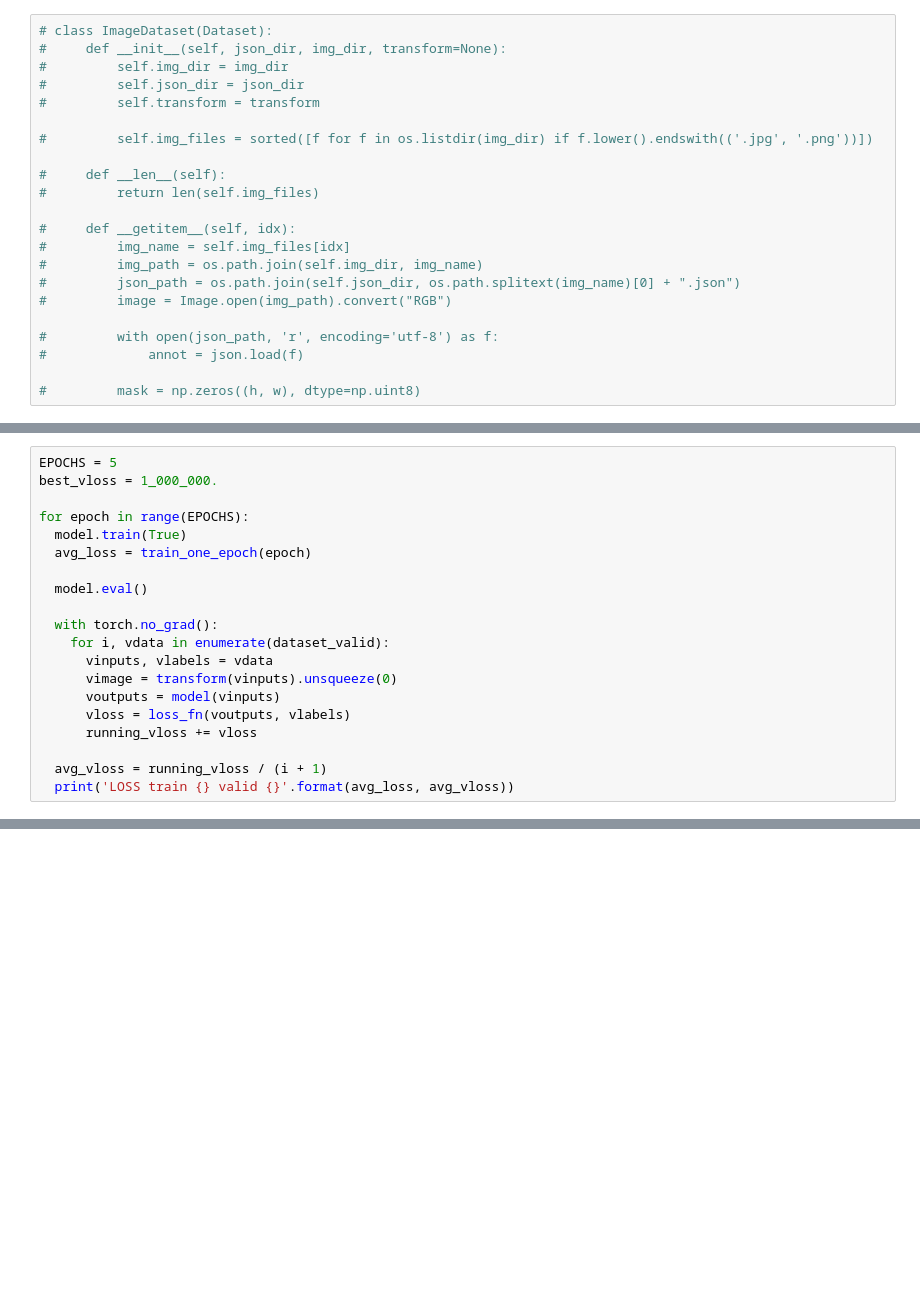
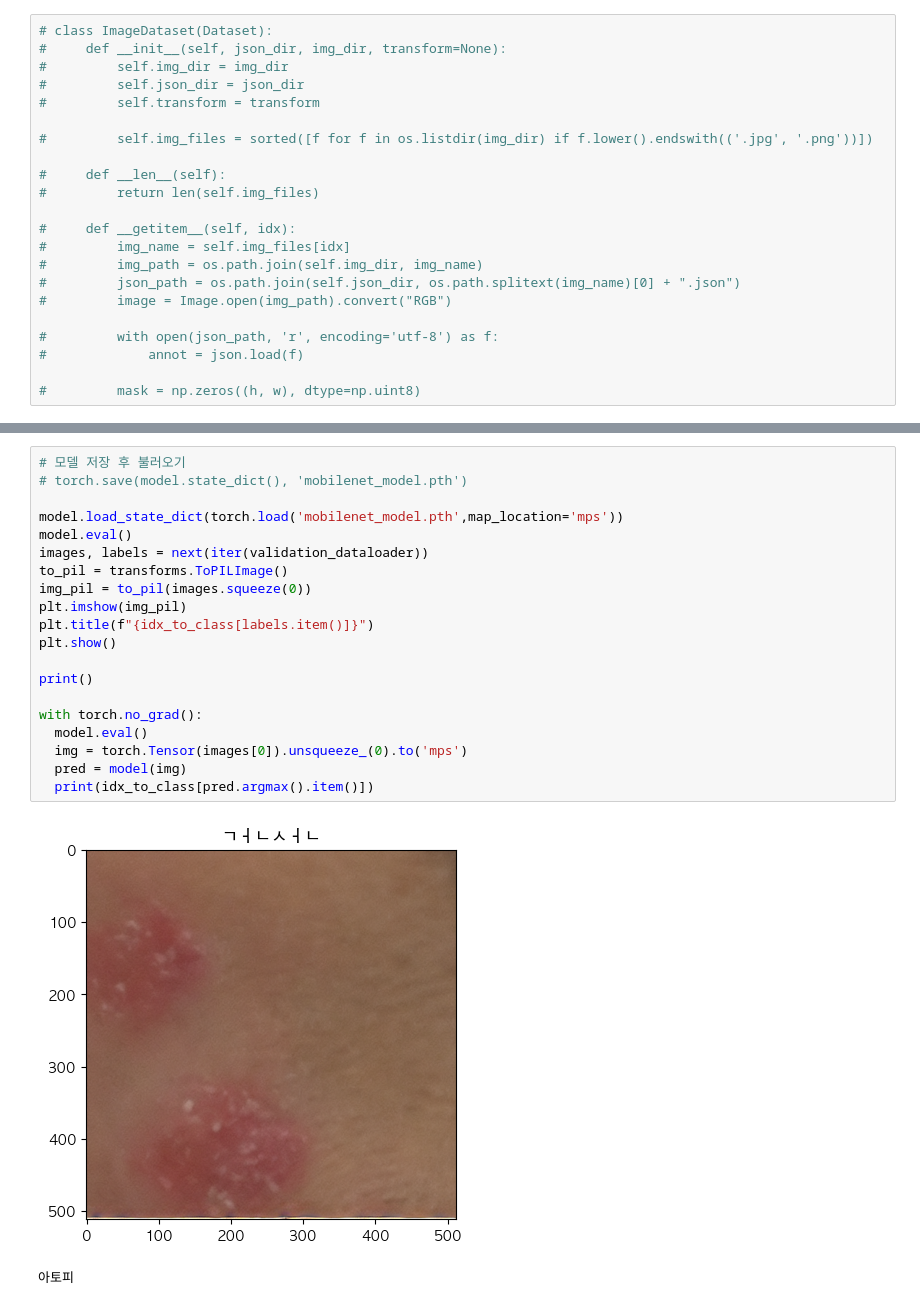
Before and after one commit to Duhoon/dl-trouble-detection, a Jupyter notebook: main.ipynb, the cells around one changed output, grey strips where cells are left out. Cells and saved outputs as stored; diff of their text form; blank space fills up the shorter version.

```diff
--- a/main.ipynb
+++ b/main.ipynb
@@ -139,20 +333,0 @@ def train_one_epoch(epoch_index):
-# %%
-EPOCHS = 5
-best_vloss = 1_000_000.
-
-for epoch in range(EPOCHS):
-  model.train(True)
-  avg_loss = train_one_epoch(epoch)
-
-  model.eval()
-
-  with torch.no_grad():
-    for i, vdata in enumerate(dataset_valid):
-      vinputs, vlabels = vdata
-      vimage = transform(vinputs).unsqueeze(0)
-      voutputs = model(vinputs)
-      vloss = loss_fn(voutputs, vlabels)
-      running_vloss += vloss
-
-  avg_vloss = running_vloss / (i + 1)
-  print('LOSS train {} valid {}'.format(avg_loss, avg_vloss))
@@ -167,0 +356,23 @@ KeyboardInterrupt:
+# %%
+# 모델 저장 후 불러오기
+# torch.save(model.state_dict(), 'mobilenet_model.pth')
+
+model.load_state_dict(torch.load('mobilenet_model.pth',map_location='mps'))
+model.eval()
+images, labels = next(iter(validation_dataloader))
+to_pil = transforms.ToPILImage()
+img_pil = to_pil(images.squeeze(0))
+plt.imshow(img_pil)
+plt.title(f"{idx_to_class[labels.item()]}")
+plt.show()
+
+print()
+
+with torch.no_grad():
+  model.eval()
+  img = torch.Tensor(images[0]).unsqueeze_(0).to('mps')
+  pred = model(img)
+  print(idx_to_class[pred.argmax().item()])
+# %% [output]
+[figure, added]
+아토피
```
Also changed, not shown: parts of 17 cells of this notebook, 1 other file.
